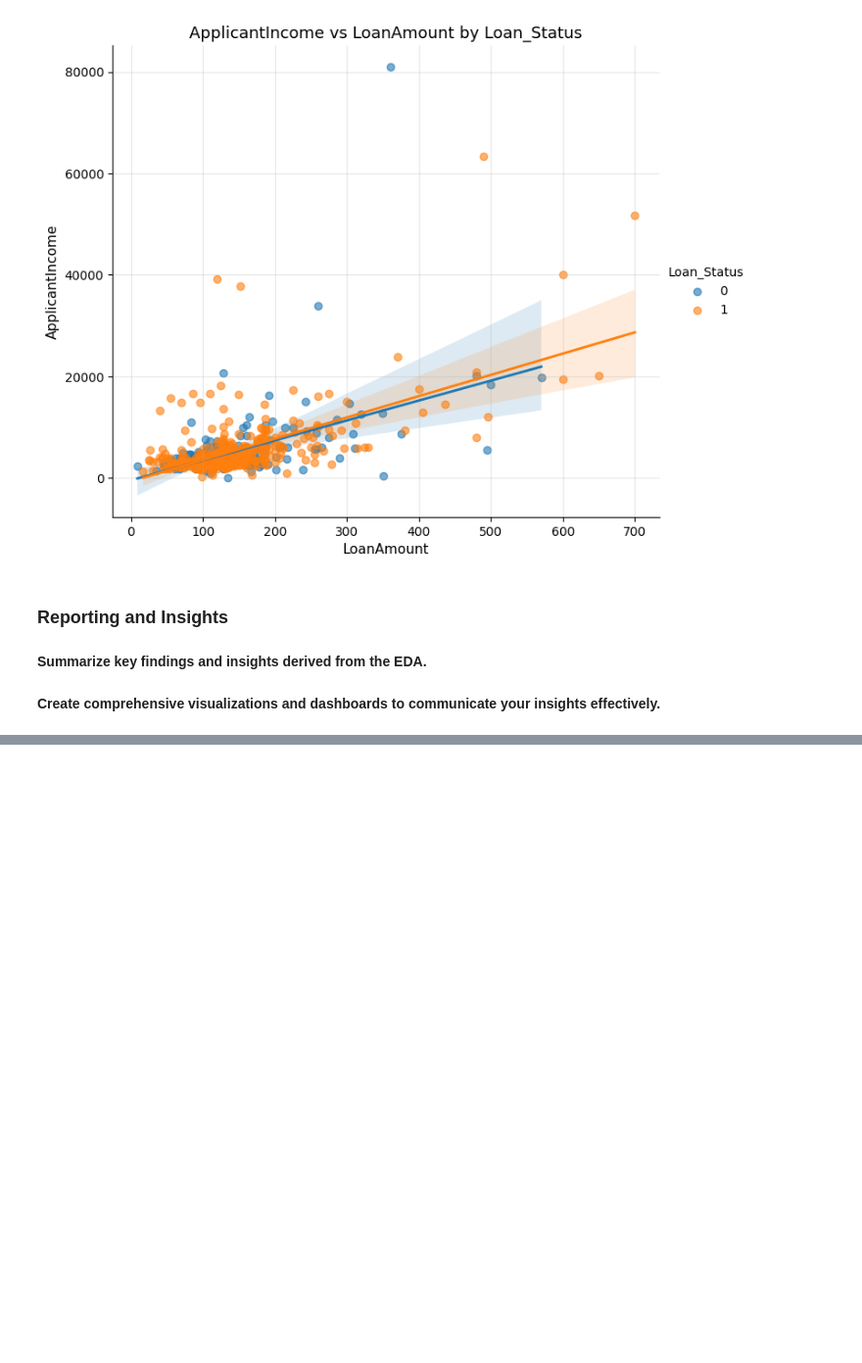
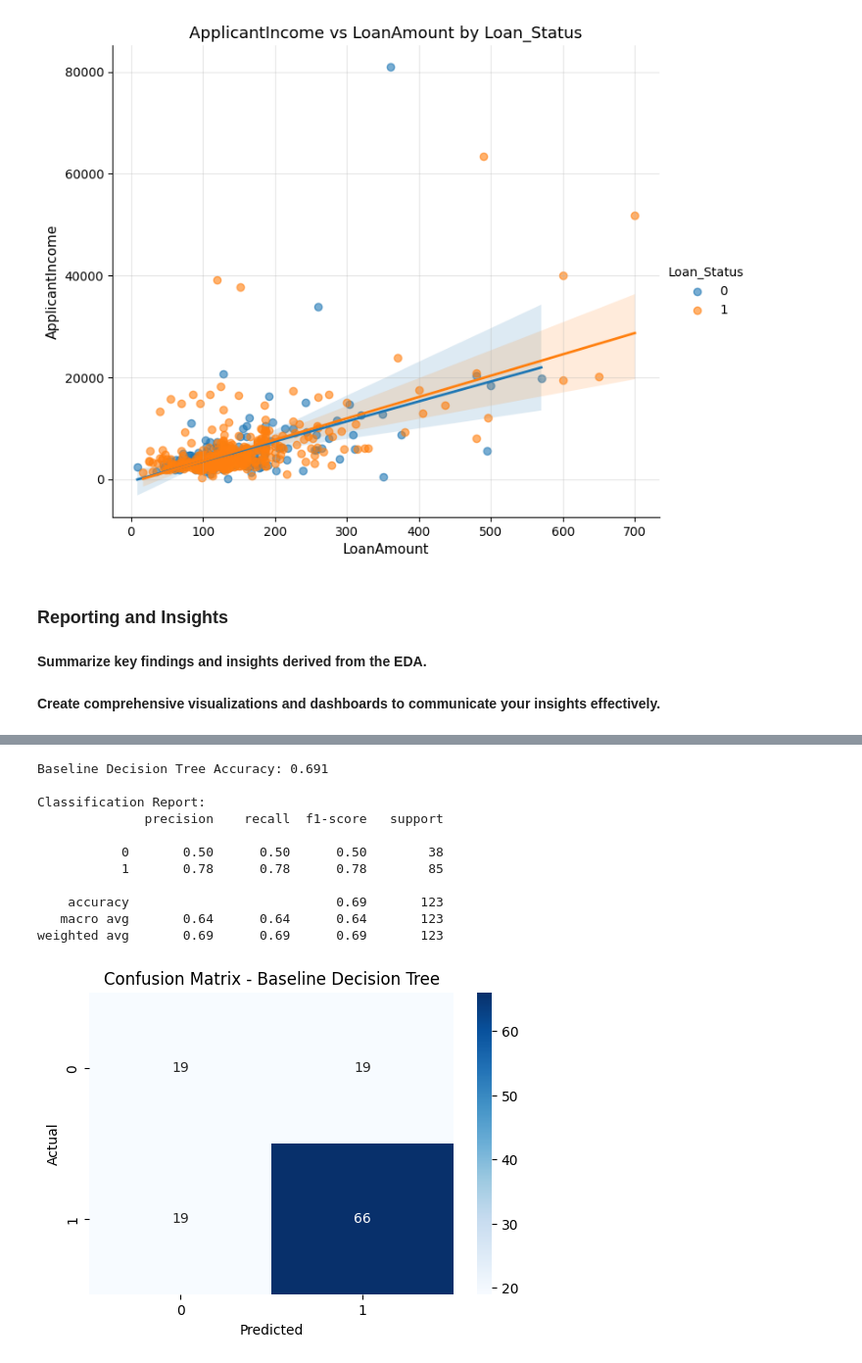
Before and after one commit to Olajcodes/abioye_olajide_tasks, a Jupyter notebook: week_eleven/task25/task25.ipynb, the cells around one changed output, grey strips where cells are left out. Shown at 98% size. Cells and saved outputs as stored; diff of their text form; code cells hidden in the pictures; blank space fills up the shorter version.

```diff
--- a/week_eleven/task25/task25.ipynb
+++ b/week_eleven/task25/task25.ipynb
@@ -680,0 +773,5 @@ trivariate_plot(data, "LoanAmount", "ApplicantIncome", "Loan_Status")
+# %%
+# Evaluate Performance
+
+y_pred = model.predict(X_test)
+print(classification_report(y_test, y_pred))
@@ -680,0 +787,31 @@ trivariate_plot(data, "LoanAmount", "ApplicantIncome", "Loan_Status")
+# %%
+# Lets import metrics for classification report
+
+from sklearn.metrics import accuracy_score
+
+accuracy = accuracy_score(y_test, y_pred)
+print(f"Baseline Decision Tree Accuracy: {accuracy:.3f}\n")
+print("Classification Report:")
+print(classification_report(y_test, y_pred))
+
+
+# Confusion Matrix
+plt.figure(figsize=(6, 4))
+sns.heatmap(confusion_matrix(y_test, y_pred), annot=True, fmt='d', cmap='Blues')
+plt.title("Confusion Matrix - Baseline Decision Tree")
+plt.xlabel("Predicted")
+plt.ylabel("Actual")
+plt.show()
+# %% [output]
+Baseline Decision Tree Accuracy: 0.691
+
+Classification Report:
+              precision    recall  f1-score   support
+
+           0       0.50      0.50      0.50        38
+           1       0.78      0.78      0.78        85
+
+    accuracy                           0.69       123
+   macro avg       0.64      0.64      0.64       123
+weighted avg       0.69      0.69      0.69       123
+[figure, added]
```
Also changed, not shown: parts of 13 cells of this notebook, 1 other file.
